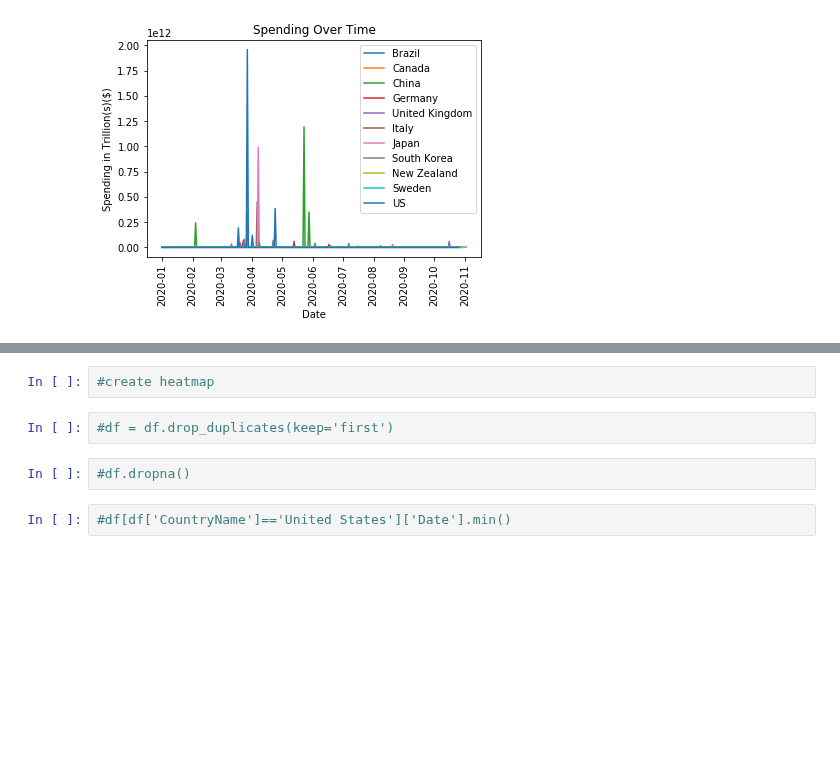
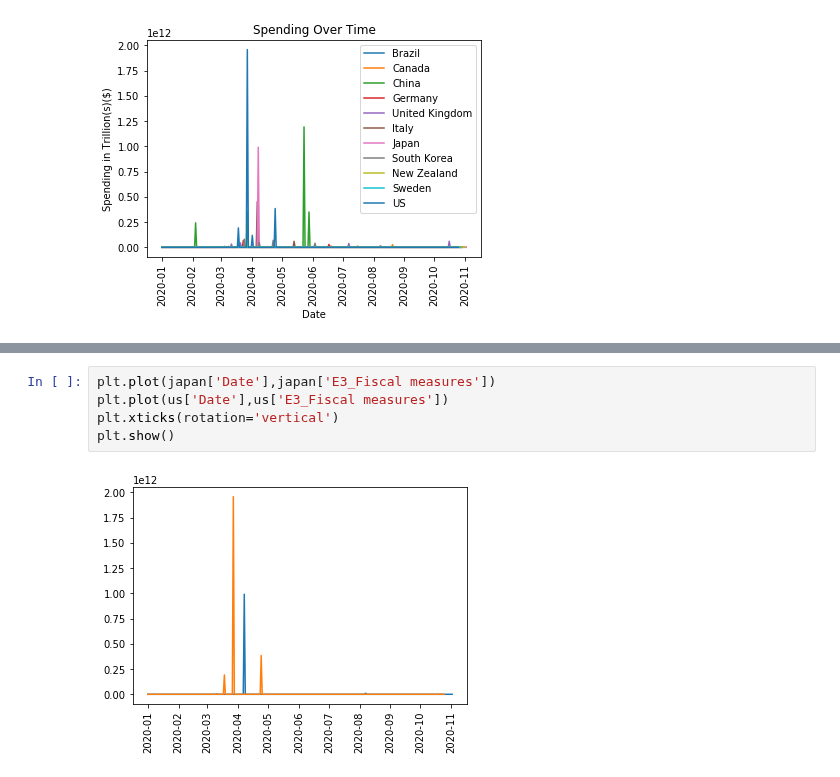
Before and after one commit to rejane-b/Project_1, a Jupyter notebook: Economics.ipynb, the cells around one changed output, grey strips where cells are left out. Cells and saved outputs as stored; diff of their text form; blank space fills up the shorter version.

Commit message:
country comps.
country comparisions

```diff
--- a/Economics.ipynb
+++ b/Economics.ipynb
@@ -219,8 +237,7 @@ plt.show()
-# %%
-#create heatmap
-# %%
-#df = df.drop_duplicates(keep='first')
-# %%
-#df.dropna()
-# %%
-#df[df['CountryName']=='United States']['Date'].min()
+# %%
+plt.plot(japan['Date'],japan['E3_Fiscal measures'])
+plt.plot(us['Date'],us['E3_Fiscal measures'])
+plt.xticks(rotation='vertical')
+plt.show()
+# %% [output]
+[figure, added]
```
Also changed, not shown: parts of 7 cells of this notebook.
